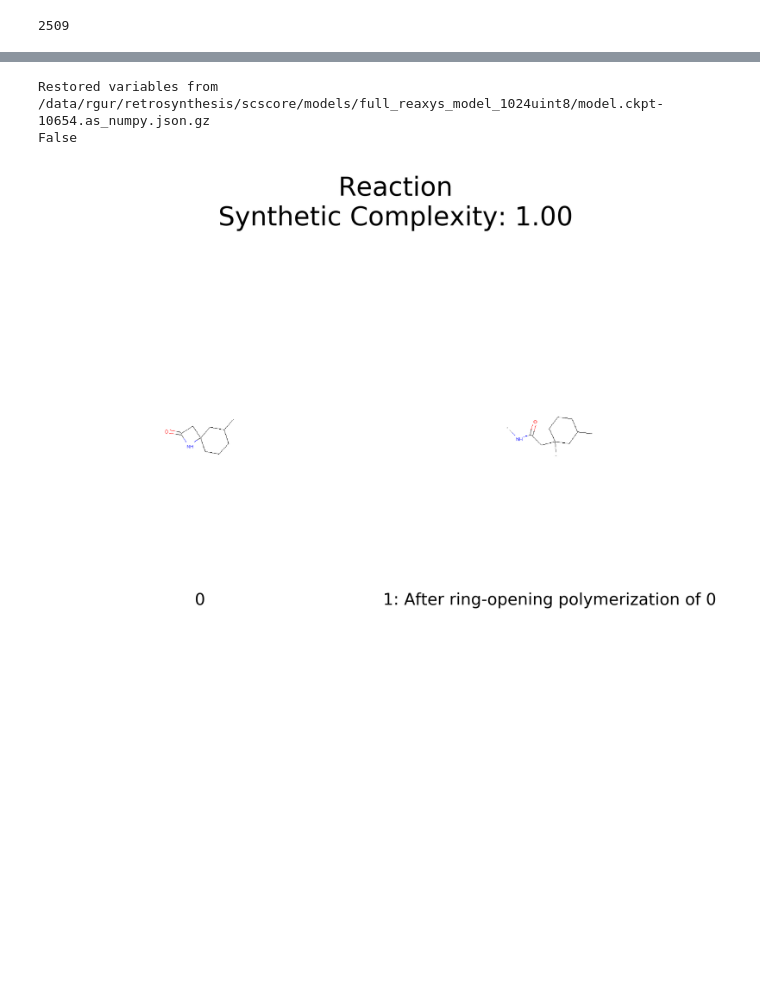
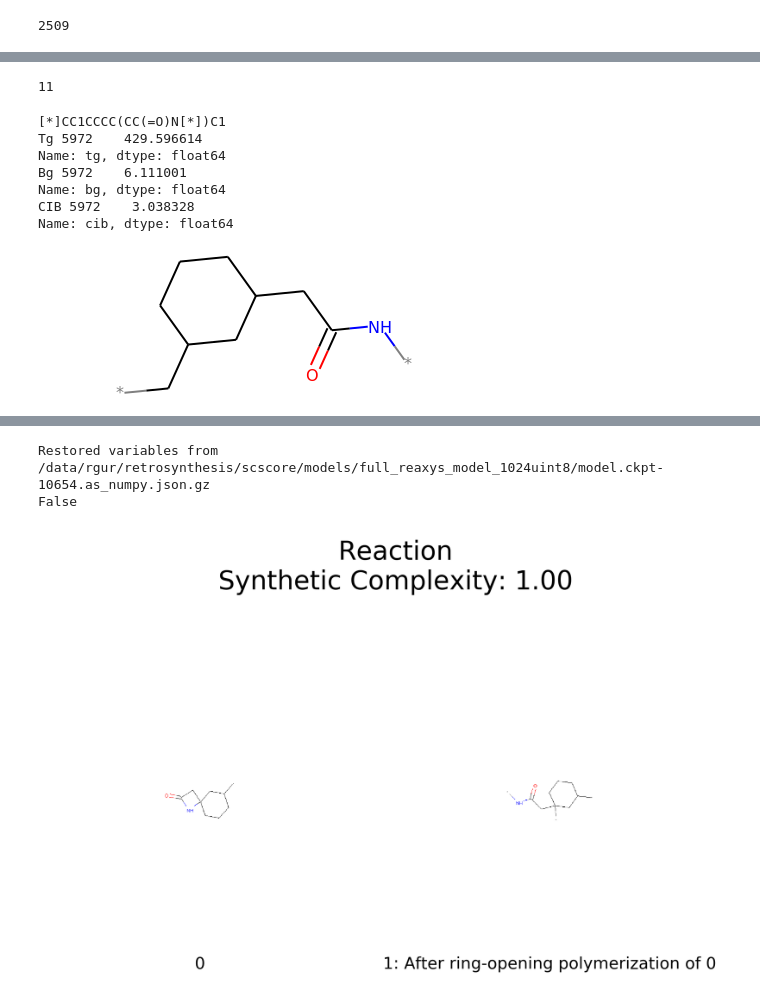
Before and after one commit to rishigurnani/hMOFs-Snurr, a Jupyter notebook: fall20_mse_8803_2.ipynb, the cells around one changed output, grey strips where cells are left out. Cells and saved outputs as stored; diff of their text form; code cells hidden in the pictures; blank space fills up the shorter version.

```diff
--- a/fall20_mse_8803_2.ipynb
+++ b/fall20_mse_8803_2.ipynb
@@ -628,12 +631,17 @@ len(rxns)
 # %%
 with open('/data/rgur/retrosynthesis/molecule_lookup/mol_set.pkl','rb') as f:
     mol_set = pickle.load(f)
+# %%
+with open('/data/rgur/retrosynthesis/polymer_lookup/polymer_lookup_dict.pkl','rb') as f:
+    pol_dict = pickle.load(f)
 # %%
 importlib.reload(retro)
 importlib.reload(ru)
-#filtered_rs_ls = [retro.ReactionStep(x.reactant_mol,x.product_mol,x.rxn_fn_hash) for x in filtered_rs_ls]
+#rxns = [retro.ReactionPath(x.reaction_step_arr) for x in rxns]
 for x in rxns:
     x.SearchReactants(mol_set)
     x.SyntheticScore()
+    x.SearchPolymer(pol_dict)
+    x.SyntheticClass()
 # %% [output]
 Restored variables from /data/rgur/retrosynthesis/scscore/models/full_reaxys_model_1024uint8/model.ckpt-10654.as_numpy.json.gz
@@ -641,0 +664,12 @@ rxns_srt = sorted(rxns,key=lambda x: x.poly_syn_score,reverse=False)
+# %%
+rxns_srt = sorted(rxns,key=lambda x: (x.syn_class,x.lp_syn_score))
+#exists_mols = list(set([x.can_smiles for x in filter(lambda x: x.lp_exists, rxns)]))
+# %%
+ok_cans = set()
+exists_mols = []
+for x in rxns_srt[0:36]:
+    if x.can_smiles in ok_cans:
+        pass
+    else:
+       ok_cans.add(x.can_smiles)
+       exists_mols.append(x)
@@ -669,0 +683,19 @@ False
+# %%
+print(len(list(filter(lambda x: x.syn_class==2,rxns_srt))))
+# %% [output]
+11
+# %%
+print(exists_mols[0].can_smiles)
+print('Tg', df_med[df_med['smiles']==exists_mols[0].lp_smiles]['tg'])
+print('Bg', df_med[df_med['smiles']==exists_mols[0].lp_smiles]['bg'])
+print('CIB', df_med[df_med['smiles']==exists_mols[0].lp_smiles]['cib'])
+Chem.MolFromSmiles(exists_mols[0].can_smiles)
+# %% [output]
+[*]CC1CCCC(CC(=O)N[*])C1
+Tg 5972    429.596614
+Name: tg, dtype: float64
+Bg 5972    6.111001
+Name: bg, dtype: float64
+CIB 5972    3.038328
+Name: cib, dtype: float64
+[figure, added]
```
Also changed, not shown: parts of 24 cells of this notebook, 3 other files.
